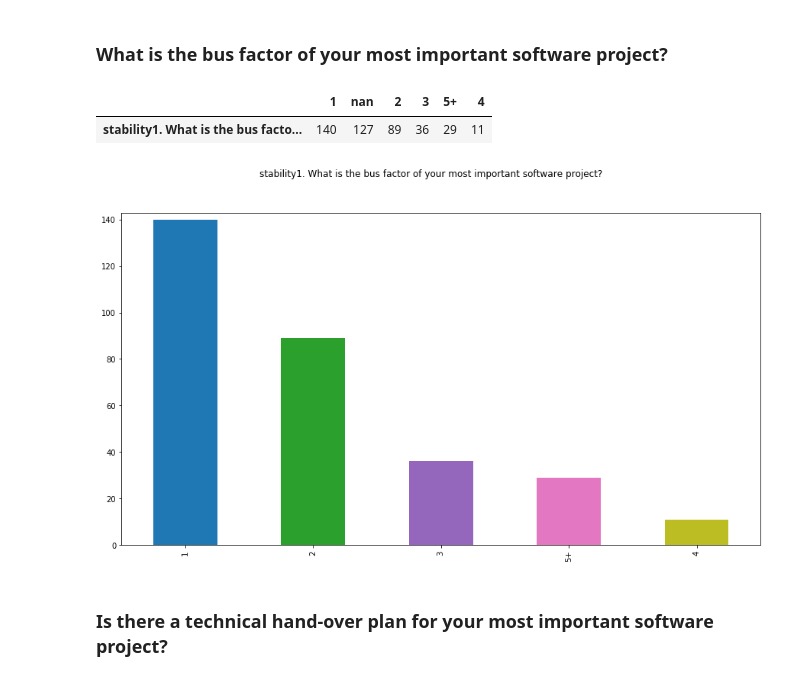
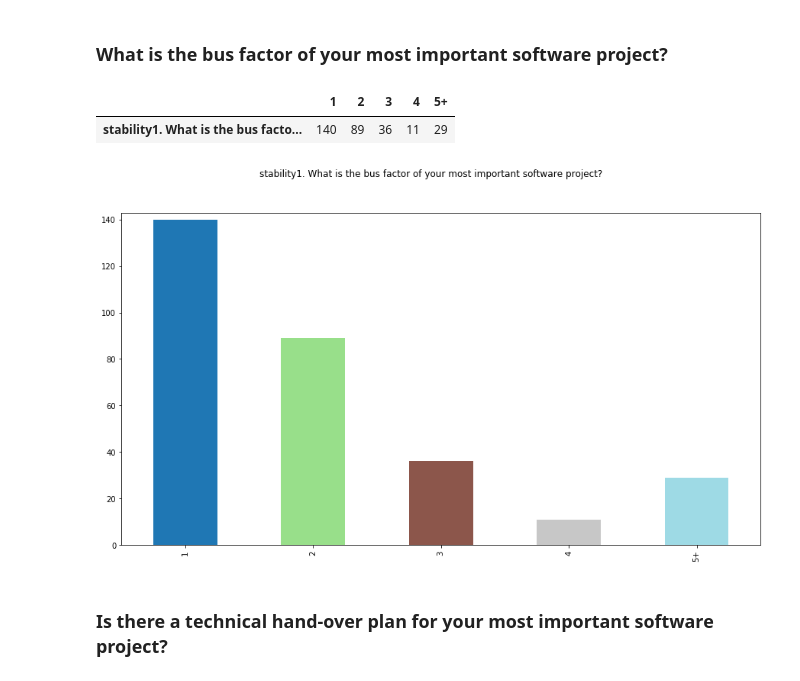
Before and after one commit to softwaresaved/international-survey, a Jupyter notebook: analysis/data_process/uk_2017/uk_17.ipynb, the cells around one changed output. Saved outputs shown, nothing was run; the diff lists cells and outputs as text; code cells hidden in the pictures.

```diff
--- a/analysis/data_process/uk_2017/uk_17.ipynb
+++ b/analysis/data_process/uk_2017/uk_17.ipynb
@@ -497,17 +704,17 @@ _ = get_plot(v_to_count, "multiple choices")
 ### What is the bus factor of your most important software project?
 # %%
 v_to_count  = get_count(df, ['stability1. What is the bus factor of your most important software project?'],
-                                                "one choice",
+                                                "likert",
                                                 "../../../survey_creation/uk_17/listAnswers/bus_factor.csv")
 # %%
 display(v_to_count)
 # %% [output]
-|  | 1 | nan | 2 | 3 | 5+ | 4 |
-| stability1. What is the bus facto... | 140 | 127 | 89 | 36 | 29 | 11 |
+|  | 1 | 2 | 3 | 4 | 5+ |
+| stability1. What is the bus facto... | 140 | 89 | 36 | 11 | 29 |
 # %%
-_ = get_plot(v_to_count, "one choice")
+_ = get_plot(v_to_count, "likert")
 # %% [output]
-[figure, old version]
+[figure, new version]
 # %% [markdown]
 ### Is there a technical hand-over plan for your most important software project?
 # %%
```
Also changed, not shown: parts of 69 cells of this notebook, 4 other files.
